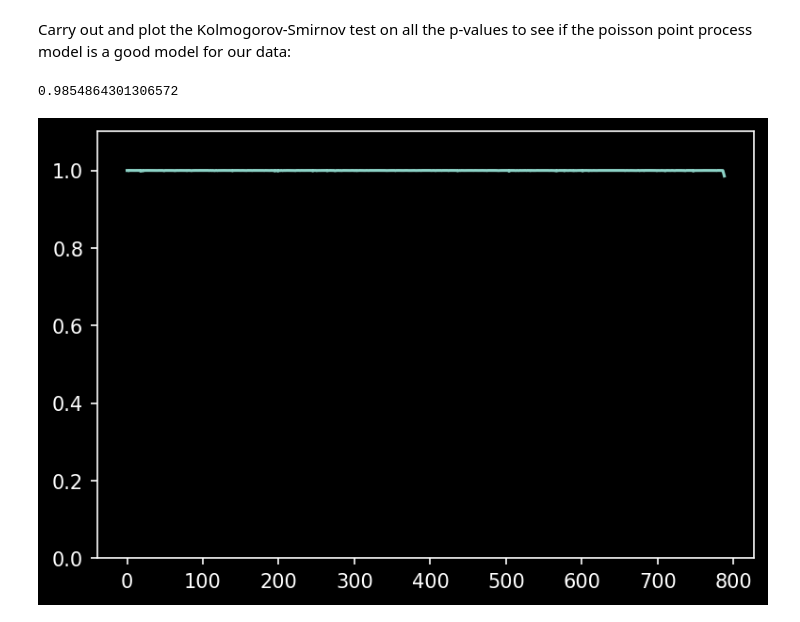
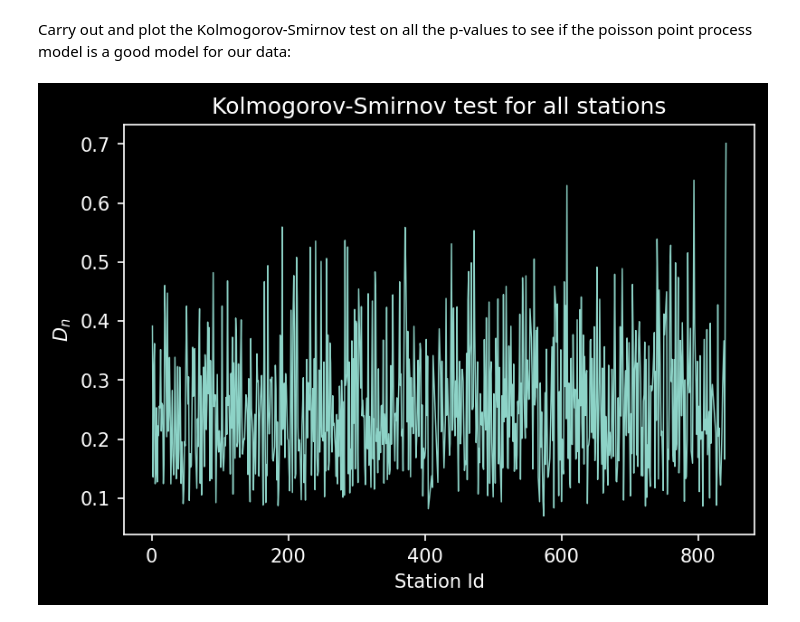
Before and after one commit to carlosaccp/Santander-SE-ME, a Jupyter notebook: analysis/fit_poisson.ipynb, the cells around one changed output. Drawn from its saved outputs; the diff is of its cells as text; code cells hidden in the pictures.

```diff
--- a/analysis/fit_poisson.ipynb
+++ b/analysis/fit_poisson.ipynb
@@ -59,6 +54,6 @@ bike_data = bike_data.sort_values(by=["start_time"])
 # %% [markdown]
 Split data into train-test sets by making the first 12 weeks test data:
 # %%
-test_time = 12*7*24*60
-test_bike_data = bike_data[bike_data.start_time <= test_time]
-test_bike_data.head()
+train_time = 12*7*24*60
+train_bike_data = bike_data[bike_data.start_time <= train_time]
+train_bike_data.head()
@@ -65,10 +67,10 @@ test_bike_data.head()
 # %% [markdown]
 Make an array of dataframes of events depending on their start station, sorted by start station ID:
 # %%
-test_sorted_stations = []
-for st_id in test_bike_data.start_id.sort_values().unique():
-    test_sorted_stations.append(test_bike_data[test_bike_data.start_id==st_id])
+train_sorted_stations = []
+for st_id in train_bike_data.start_id.sort_values().unique():
+    train_sorted_stations.append(train_bike_data[train_bike_data.start_id==st_id])
 
-test_sorted_stations[0].head()
+train_sorted_stations[0].head()
 # %% [output]
 |  | start_id | end_id | start_time | duration | end_time | dist |
@@ -81,9 +83,9 @@ test_sorted_stations[0].head()
 Calculate the poisson rate, $\lambda_i = \frac{N_i(T_i)}{T_i}$ for all stations:
 # %%
 rates_dict = {}
-for station in test_sorted_stations:
+for station in train_sorted_stations:
     time_elapsed = station.start_time.to_numpy()[-1] - station.start_time.to_numpy()[0]
-    n_events = test_sorted_stations[0].size
+    n_events = train_sorted_stations[0].size
     rate = n_events / time_elapsed
 
     rates_dict[station.start_id.unique()[0]]= rate
@@ -109,10 +115,11 @@ Calculate the p-values for the different stations using the inter arrival times
 # %%
 p_values = {}
 
-for station in test_sorted_stations:
+for station in train_sorted_stations:
     station_id = station.start_id.unique()[0]
     rate = rates_dict[station_id]
-    inter_arrival_times = station.start_time.diff().to_numpy()[1:] # remove first as it is NaN
+    inter_arrival_times = station.start_time.diff().to_numpy()
+    inter_arrival_times[0] = station.start_time.to_numpy()[0] # change first inter-arrival time to t_1
     station_p_values = np.exp(-1* rate * inter_arrival_times)
     p_values[station_id] = station_p_values
 
@@ -125,12 +149,14 @@ Carry out and plot the Kolmogorov-Smirnov test on all the p-values to see if the
 # %%
 # Kolmogorov-smirnov:
 kol_smir_test = {}
 for station_id, pvals in p_values.items():
-    kol_smir_test[station_id] = max(pvals) - min(pvals)
+    kol_smir_test[station_id] = st.kstest(pvals, "uniform").statistic
 
-plt.plot(kol_smir_test.values())
-plt.ylim([0,1.1])
+plt.plot(kol_smir_test.keys(), kol_smir_test.values(), linewidth=0.7)
+plt.title("Kolmogorov-Smirnov test for all stations")
+plt.xlabel("Station Id")
+plt.ylabel("$D_n$")
+plt.savefig("../figures/kol-smir.png")
 plt.show()
 # %% [output]
-0.9854864301306572
-[figure, old version]
+[figure, new version]
```
Also changed, not shown: parts of 11 cells of this notebook, 4 other files.
